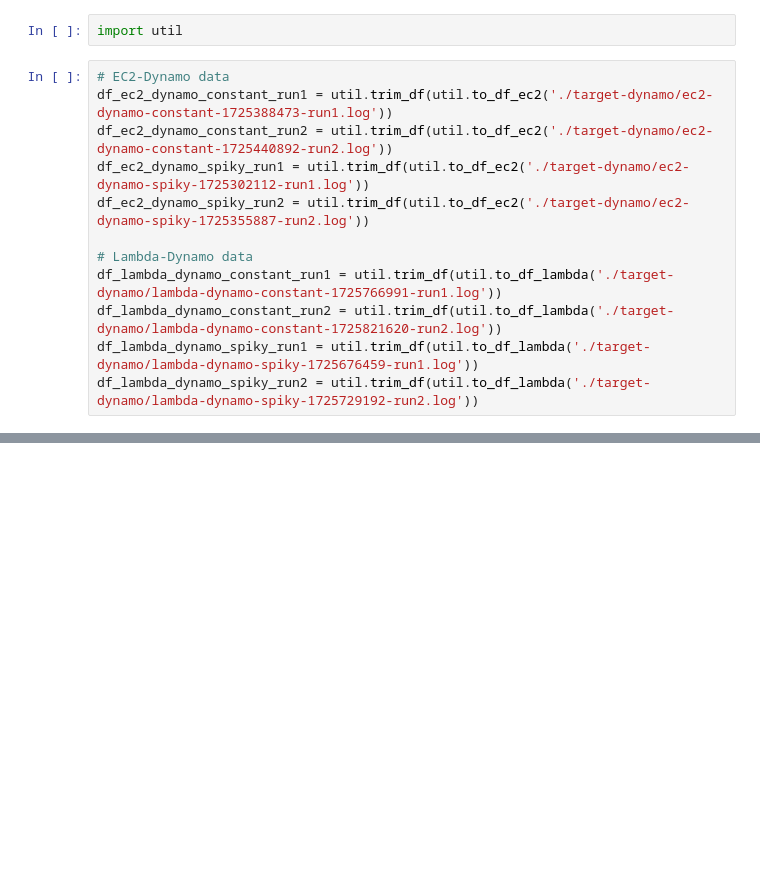
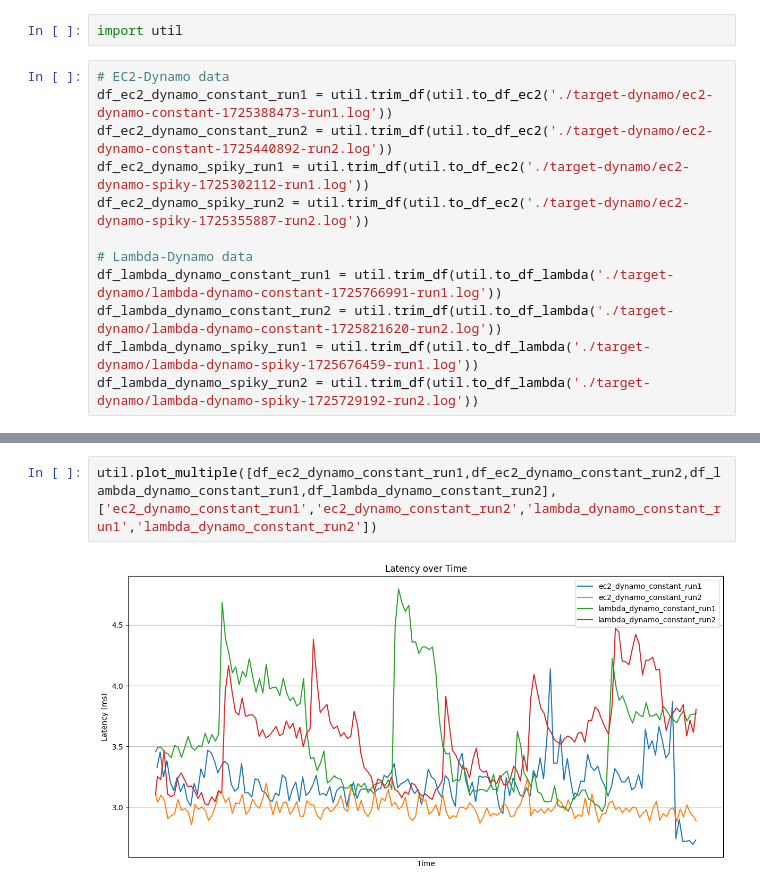
Before and after one commit to bds-cho/ba, a Jupyter notebook: data/dynamo-comparison.ipynb, the cells around one changed output, grey strips where cells are left out. Drawn from its saved outputs; the diff is of its cells as text; blank space fills up the shorter version.

Commit message:
data summary and time-series graph

```diff
--- a/data/dynamo-comparison.ipynb
+++ b/data/dynamo-comparison.ipynb
@@ -23,0 +42,4 @@ df_lambda_dynamo_spiky_run2 = util.trim_df(util.to_df_lambda('./target-dynamo/la
+# %%
+util.plot_multiple([df_ec2_dynamo_constant_run1,df_ec2_dynamo_constant_run2,df_lambda_dynamo_constant_run1,df_lambda_dynamo_constant_run2],['ec2_dynamo_constant_run1','ec2_dynamo_constant_run2','lambda_dynamo_constant_run1','lambda_dynamo_constant_run2'])
+# %% [output]
+[figure, added]
```
Also changed, not shown: parts of 2 cells of this notebook, 3 other files.
